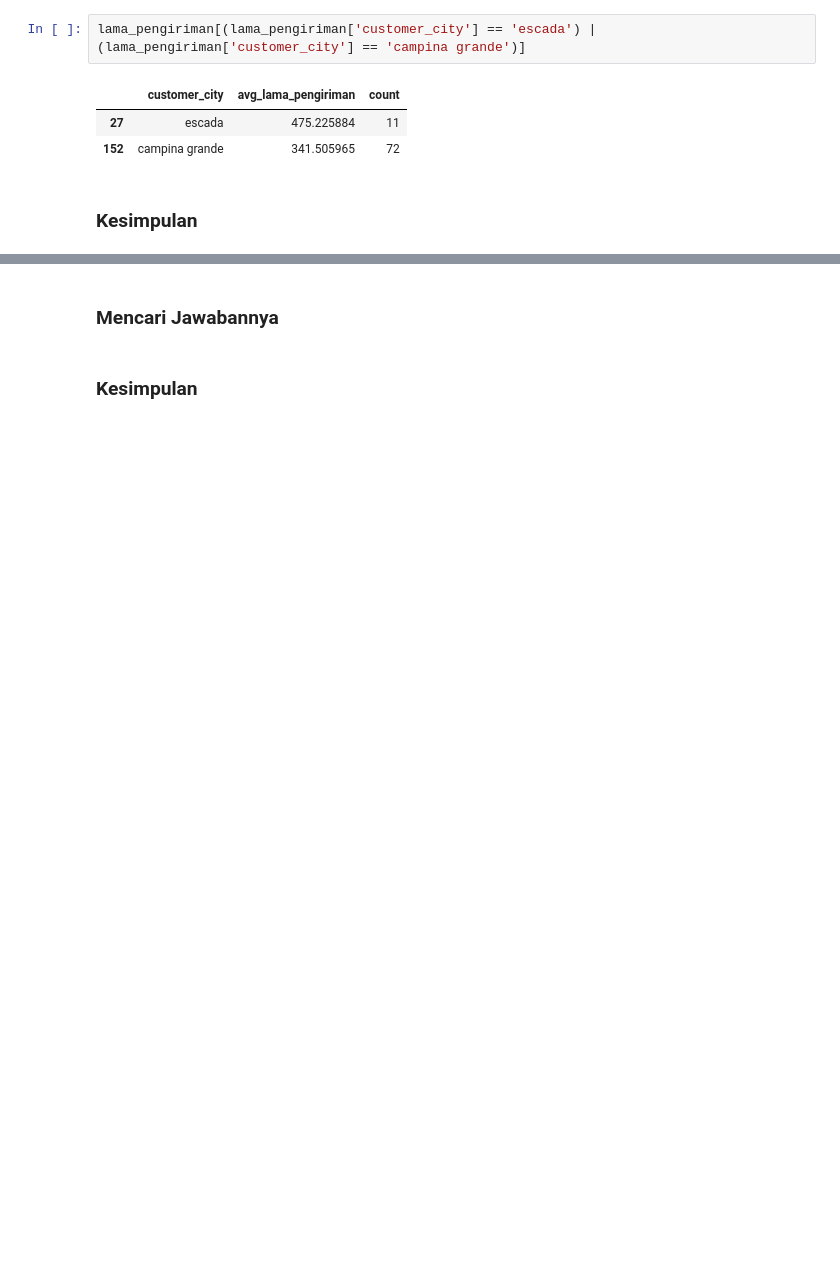
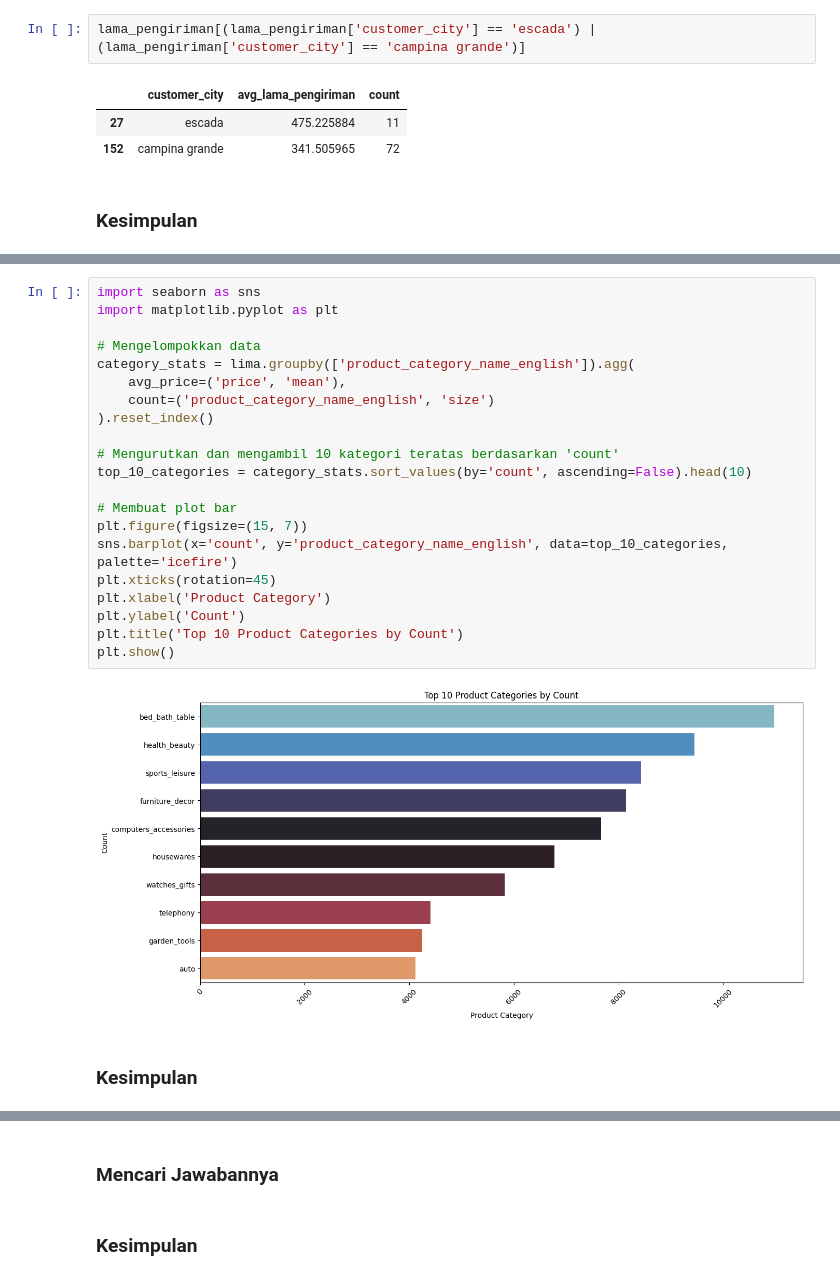
Before and after one commit to FransiscoReadyPermana/E-commerce-public-dicoding, a Jupyter notebook: 1.ipynb, the cells around one changed output, grey strips where cells are left out. Saved outputs shown, nothing was run; the diff lists cells and outputs as text; blank space fills up the shorter version.

```diff
--- a/1.ipynb
+++ b/1.ipynb
@@ -769,0 +920,25 @@ coba liat aja di map nya ini
+# %%
+import seaborn as sns
+import matplotlib.pyplot as plt
+
+# Mengelompokkan data
+category_stats = lima.groupby(['product_category_name_english']).agg(
+    avg_price=('price', 'mean'),
+    count=('product_category_name_english', 'size')
+).reset_index()
+
+# Mengurutkan dan mengambil 10 kategori teratas berdasarkan 'count'
+top_10_categories = category_stats.sort_values(by='count', ascending=False).head(10)
+
+# Membuat plot bar
+plt.figure(figsize=(15, 7))
+sns.barplot(x='count', y='product_category_name_english', data=top_10_categories, palette='icefire')
+plt.xticks(rotation=45)
+plt.xlabel('Product Category')
+plt.ylabel('Count')
+plt.title('Top 10 Product Categories by Count')
+plt.show()
+# %% [output]
+[figure, added]
+# %% [markdown]
+### Kesimpulan
```
Also changed, not shown: parts of 40 cells of this notebook.
